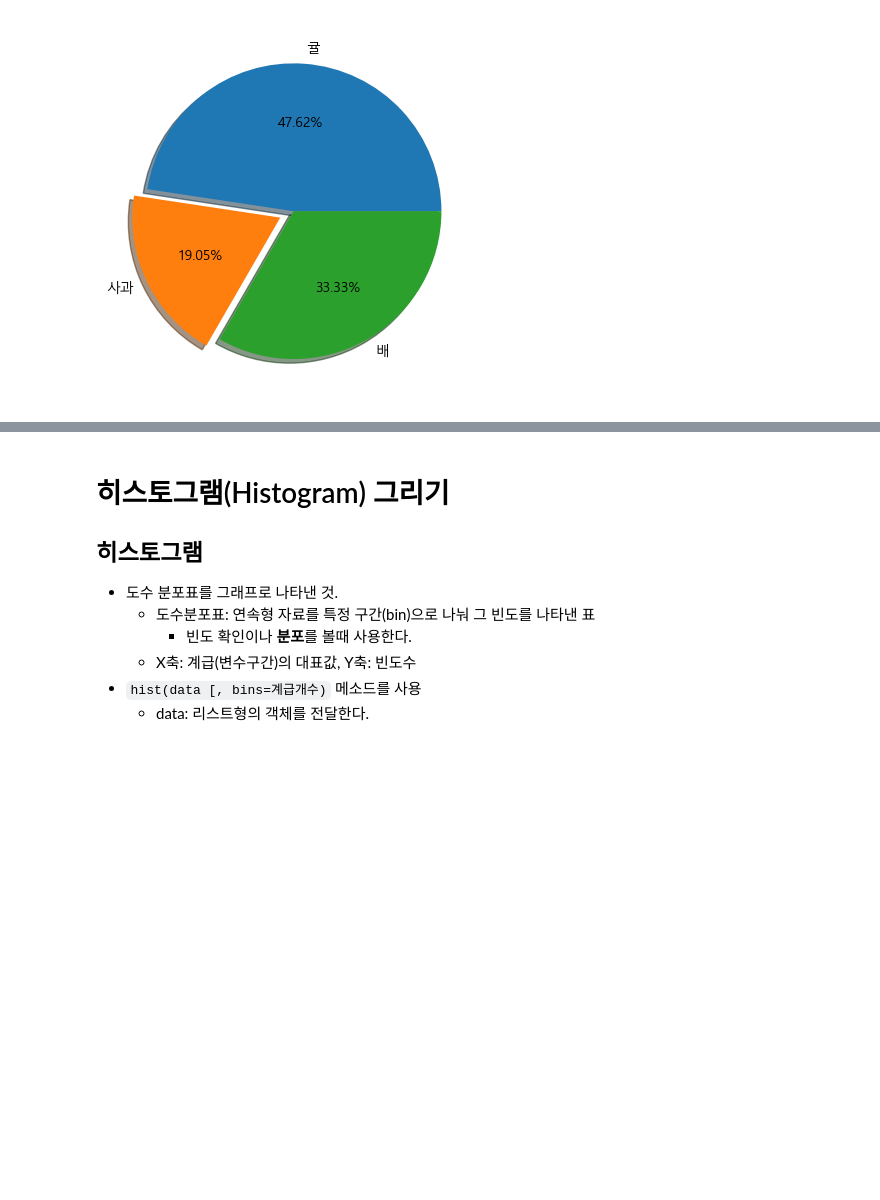
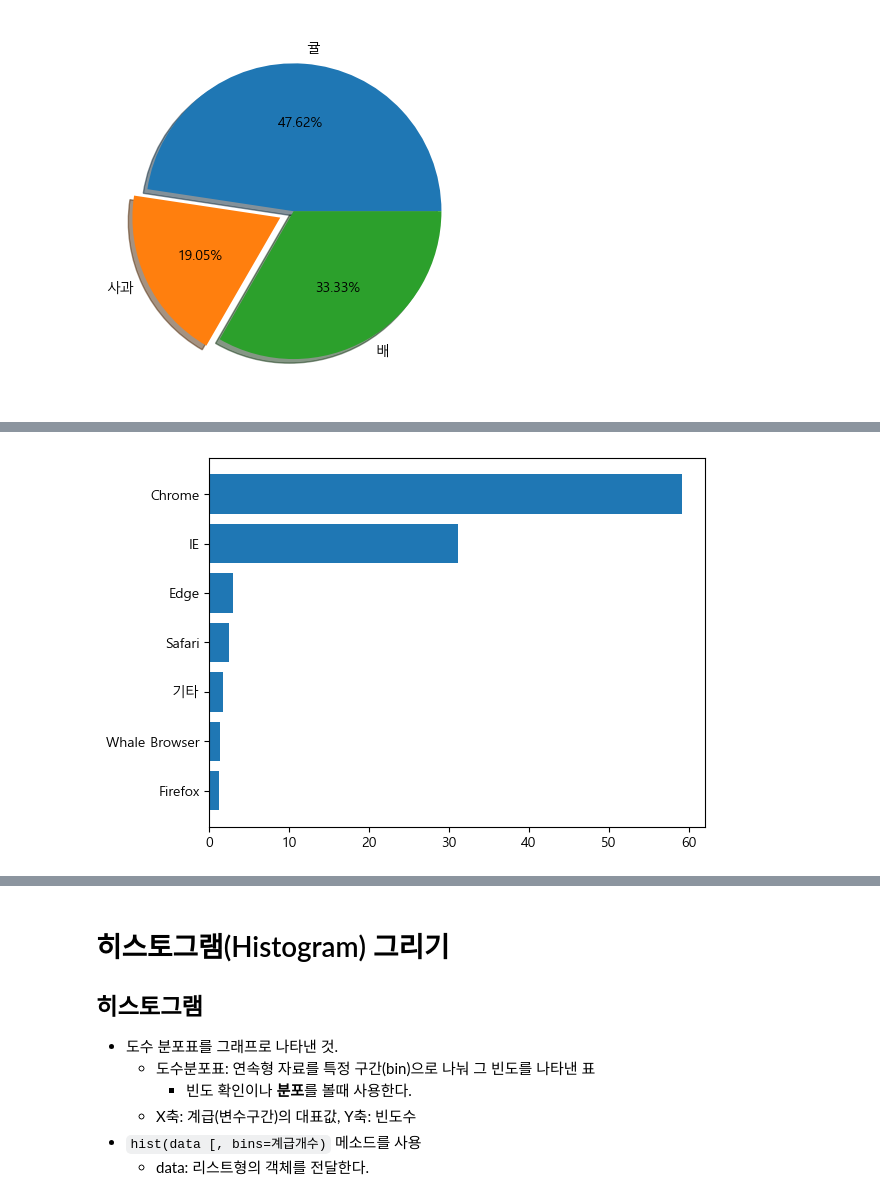
Before and after one commit to Koojh99/MyRepo, a Jupyter notebook: 06_pandas_시각화/07_matplotlib_주요그래프.ipynb, the cells around one changed output, grey strips where cells are left out. Cells and saved outputs as stored; diff of their text form; code cells hidden in the pictures; blank space fills up the shorter version.

```diff
--- a/06_pandas_시각화/07_matplotlib_주요그래프.ipynb
+++ b/06_pandas_시각화/07_matplotlib_주요그래프.ipynb
@@ -374,8 +459,12 @@ web_df
 # %%
 ## 2018.08 의 브라우저별 점유율 비교
 # 수량
-plt.barh(web_df.columns, web_df.iloc[0])
+v = web_df.iloc[0].sort_values()
+# plt.barh(web_df.columns, web_df.iloc[0])
+plt.barh(v.index,v)
 plt.show()
+# %% [output]
+[figure, added]
 # %%
 # 비율
 plt.pie(web_df.iloc[0],
```
Also changed, not shown: parts of 15 cells of this notebook, 1 other file.
